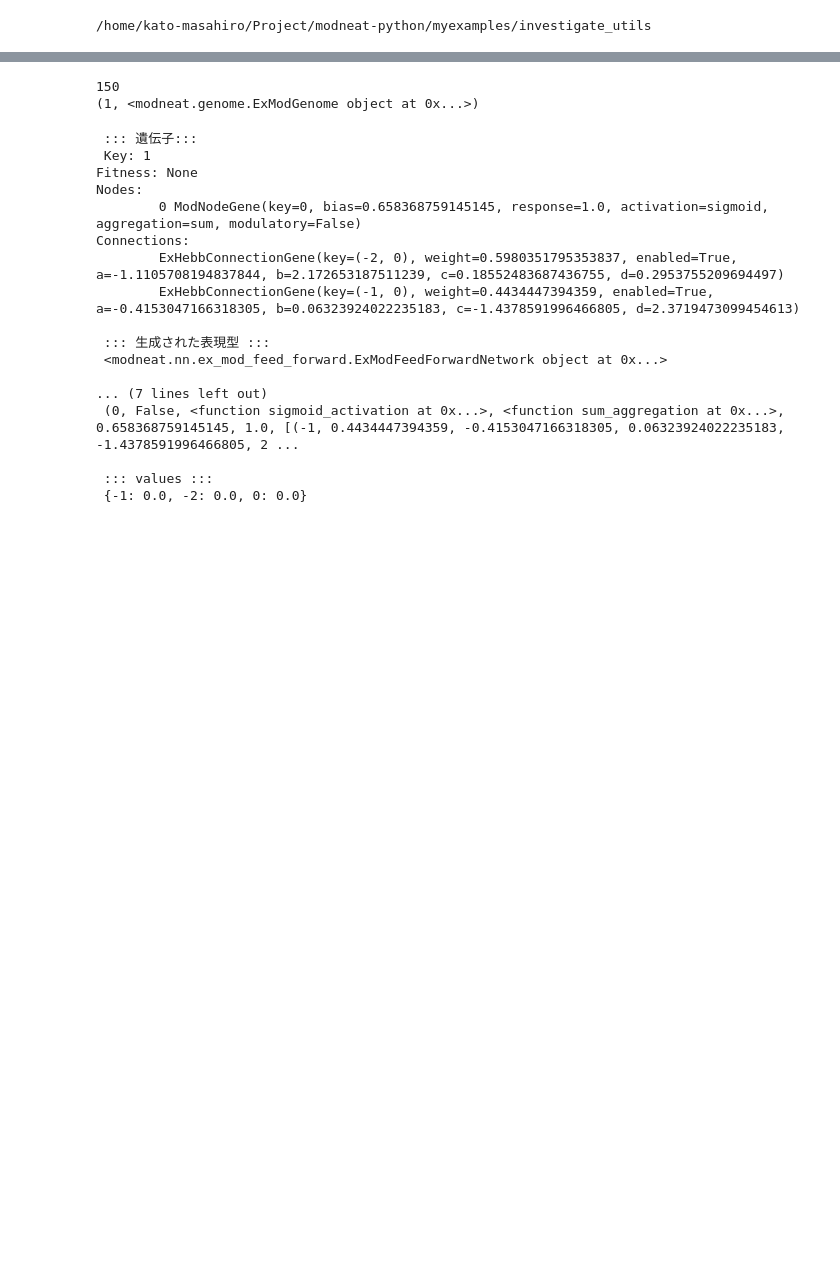
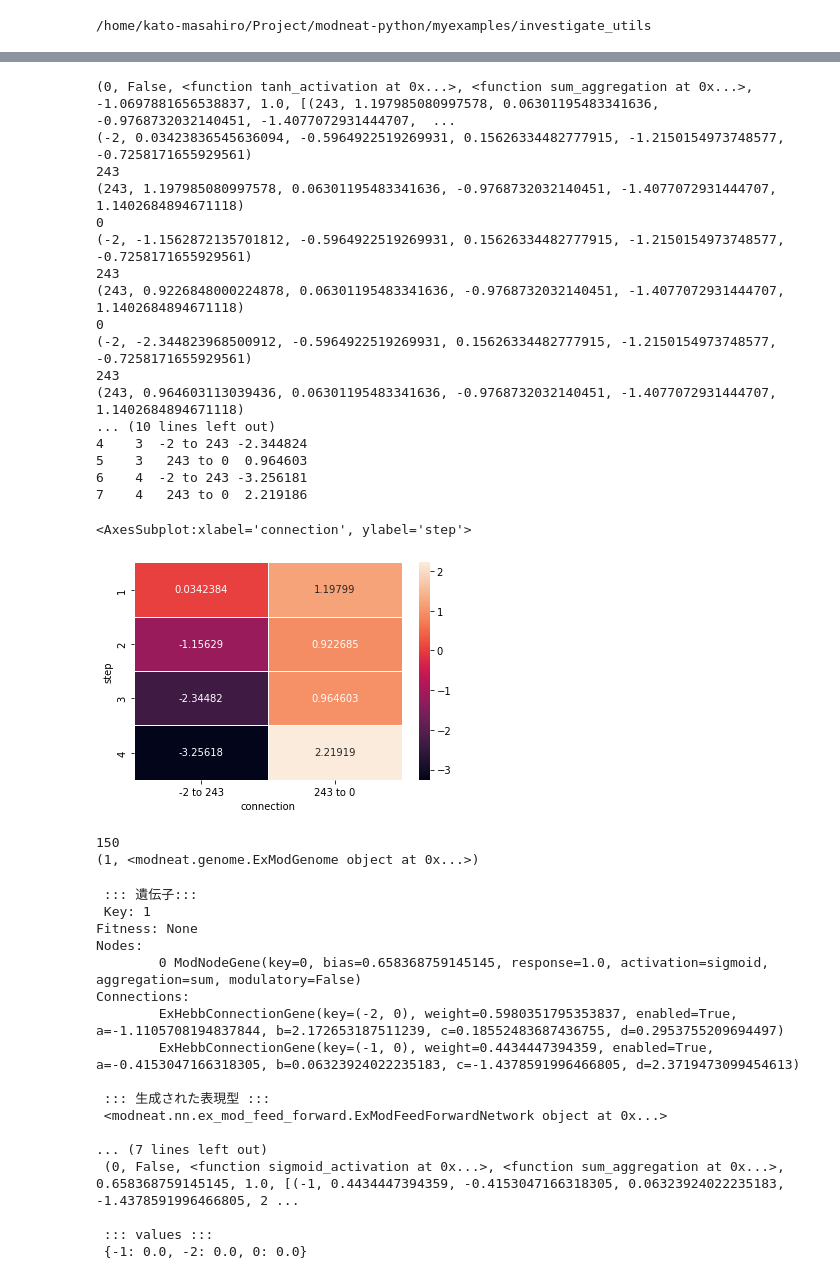
Before and after one commit to kato-mahiro/modneat-python, a Jupyter notebook: myexamples/investigate_utils/investigate_behaviour.ipynb, the cells around one changed output, grey strips where cells are left out. Cells and saved outputs as stored; diff of their text form; code cells hidden in the pictures; blank space fills up the shorter version.

```diff
--- a/myexamples/investigate_utils/investigate_behaviour.ipynb
+++ b/myexamples/investigate_utils/investigate_behaviour.ipynb
@@ -106,3 +84,60 @@ sns.heatmap(df_pivot, annot=True, fmt='g', linewidth=.5)
+# %%
+### 重みの変化を表示
+
+cols = ['step', 'connection', 'weight']
+df = pd.DataFrame(index=[], columns = cols)
+
+
+node_evals = [items['node_evals'] for items in log]
+
+print(node_evals[0][1])
+
+step = 0
+for node_eval in node_evals:
+    step += 1
+
+    for n in range(len(node_eval)):
+
+        for each_connection_info in node_eval[n][-1]:
+            print(each_connection_info)
+            print(node_eval[n][0])
+            record = pd.Series([step, str(each_connection_info[0]) + ' to ' + str(node_eval[n][0]), each_connection_info[1]], index=df.columns)
+            df = df.append(record, ignore_index=True)
+
+    """
+    for each_connection_info in node_eval[0][-1]:
+        print(each_connection_info)
+        print(node_eval[0][0])
+        record = pd.Series([step, str(each_connection_info[0]) + ' to ' + str(node_eval[0][0]), each_connection_info[1]], index=df.columns)
+        df = df.append(record, ignore_index=True)
+    """
+
+print(df)
+df['step'] = df['step'].astype(int)
+#df['connection'] = df['connection'].astype(int)
+
+df_pivot = pd.pivot_table(data = df, values='weight', columns='connection', index='step')
+sns.heatmap(df_pivot, annot=True, fmt='g', linewidth=.5)
+# %% [output]
+(0, False, <function tanh_activation at 0x...>, <function sum_aggregation at 0x...>, -1.0697881656538837, 1.0, [(243, 1.197985080997578, 0.06301195483341636, -0.9768732032140451, -1.4077072931444707,  ...
+(-2, 0.03423836545636094, -0.5964922519269931, 0.15626334482777915, -1.2150154973748577, -0.7258171655929561)
+243
+(243, 1.197985080997578, 0.06301195483341636, -0.9768732032140451, -1.4077072931444707, 1.1402684894671118)
+0
+(-2, -1.1562872135701812, -0.5964922519269931, 0.15626334482777915, -1.2150154973748577, -0.7258171655929561)
+243
+(243, 0.9226848000224878, 0.06301195483341636, -0.9768732032140451, -1.4077072931444707, 1.1402684894671118)
+0
+(-2, -2.344823968500912, -0.5964922519269931, 0.15626334482777915, -1.2150154973748577, -0.7258171655929561)
+243
+(243, 0.964603113039436, 0.06301195483341636, -0.9768732032140451, -1.4077072931444707, 1.1402684894671118)
+... (10 lines left out)
+4    3  -2 to 243 -2.344824
+5    3   243 to 0  0.964603
+6    4  -2 to 243 -3.256181
+7    4   243 to 0  2.219186
+<AxesSubplot:xlabel='connection', ylabel='step'>
+[figure, added]
 # %%
 # The current working directory
 #print(Path().resolve())
```
Also changed, not shown: parts of 4 cells of this notebook.
